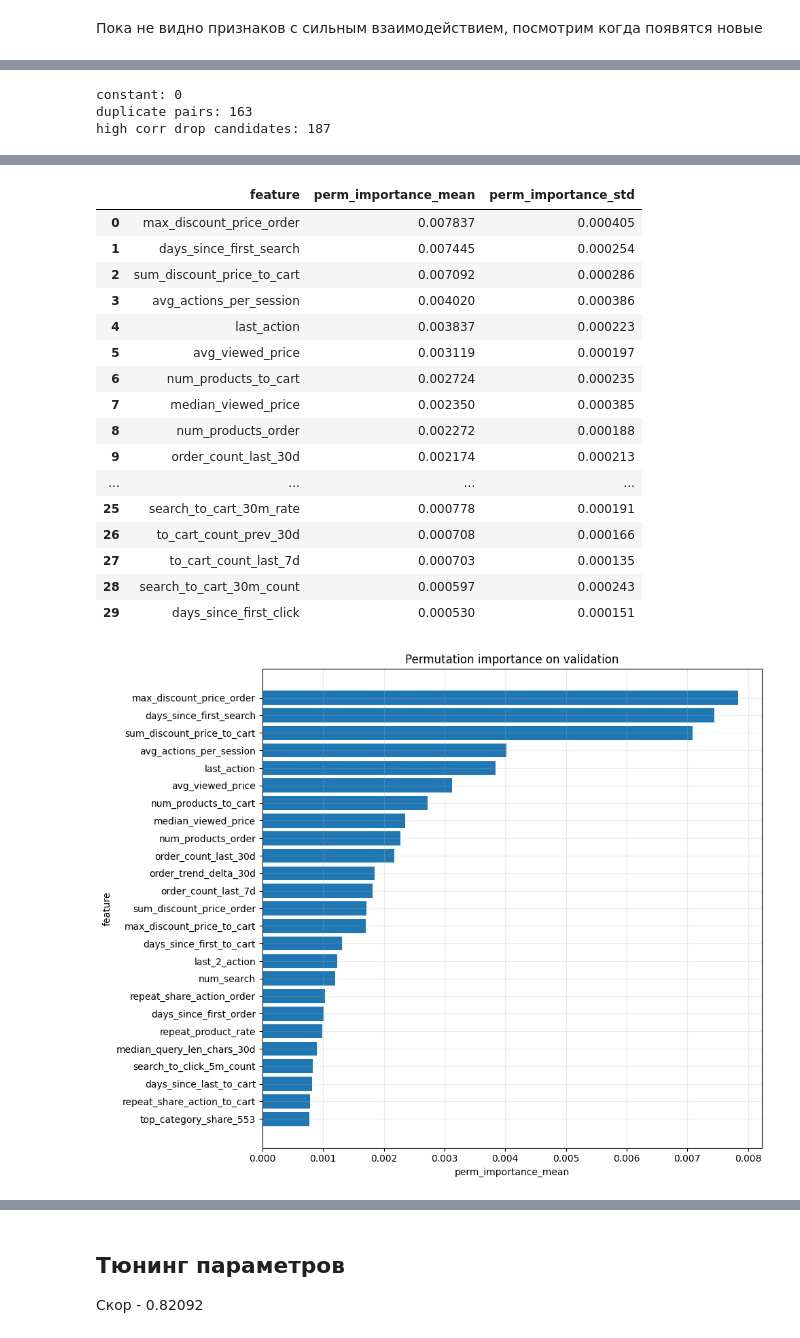
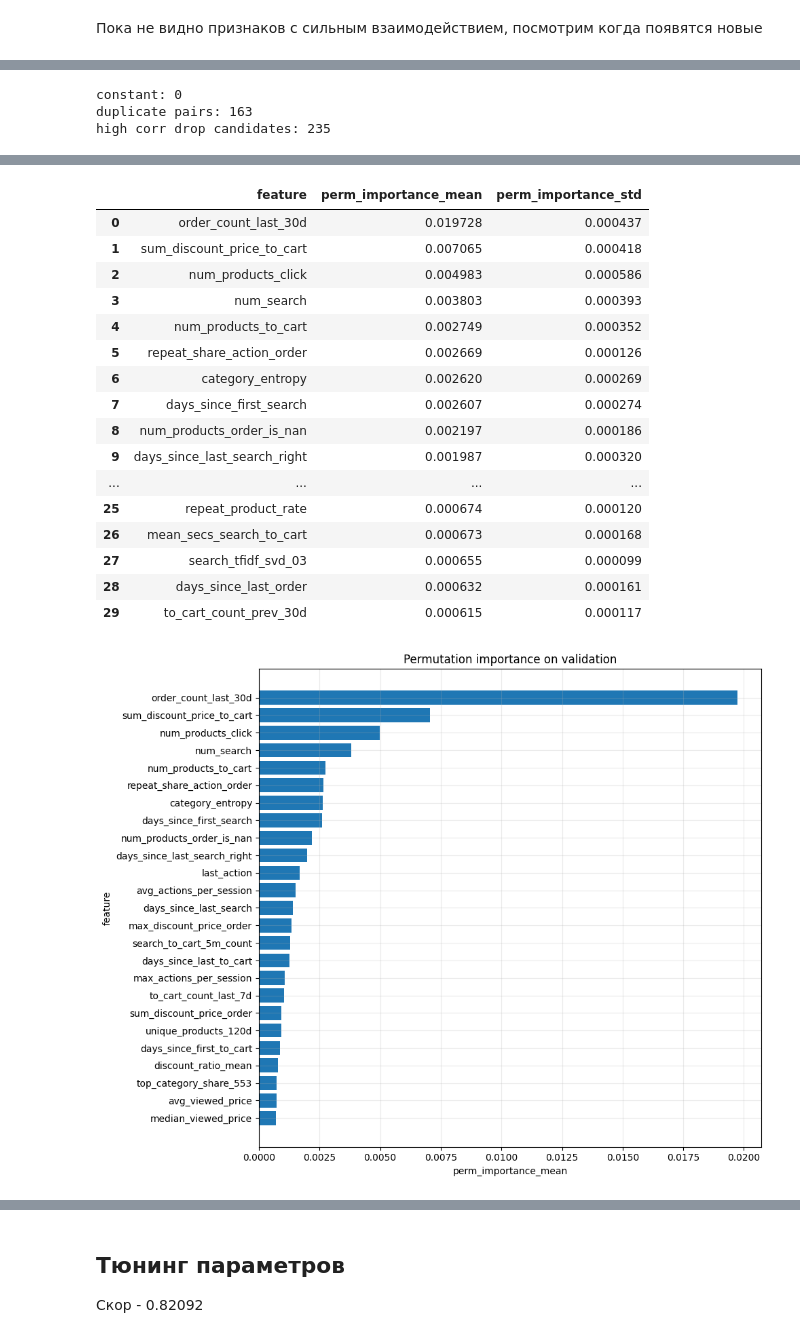
Before and after one commit to LumbaBalumba/aim_ml, a Jupyter notebook: 10/test.ipynb, the cells around one changed output, grey strips where cells are left out. Drawn from its saved outputs; the diff is of its cells as text; code cells hidden in the pictures.

```diff
--- a/10/test.ipynb
+++ b/10/test.ipynb
@@ -295,7 +296,7 @@ interpreter.plot_shap_interaction_heatmap();
 # %%
 constant_features = interpreter.find_constant_features()
 duplicate_features = interpreter.find_duplicate_features()
-high_corr = interpreter.find_high_corr_features(threshold=0.995)
+high_corr = interpreter.find_high_corr_features(threshold=0.9)
 
 print("constant:", len(constant_features))
 print("duplicate pairs:", len(duplicate_features))
@@ -303,11 +304,12 @@ print("high corr drop candidates:", len(high_corr))
 # %% [output]
 constant: 0
 duplicate pairs: 163
-high corr drop candidates: 187
+high corr drop candidates: 235
 # %%
 perm_df = interpreter.get_permutation_importance(
     n_repeats=5,
     scoring="roc_auc",
+    refit=False
 )
 display(perm_df.head(30))
 
@@ -337,18 +322,18 @@ Learning rate set to 0.058255
 |  | feature | perm_importance_mean | perm_importance_std |
-| 0 | max_discount_price_order | 0.007837 | 0.000405 |
-| 1 | days_since_first_search | 0.007445 | 0.000254 |
-| 2 | sum_discount_price_to_cart | 0.007092 | 0.000286 |
-| 3 | avg_actions_per_session | 0.004020 | 0.000386 |
-| 4 | last_action | 0.003837 | 0.000223 |
-| 5 | avg_viewed_price | 0.003119 | 0.000197 |
-| 6 | num_products_to_cart | 0.002724 | 0.000235 |
-| 7 | median_viewed_price | 0.002350 | 0.000385 |
-| 8 | num_products_order | 0.002272 | 0.000188 |
-| 9 | order_count_last_30d | 0.002174 | 0.000213 |
+| 0 | order_count_last_30d | 0.019728 | 0.000437 |
+| 1 | sum_discount_price_to_cart | 0.007065 | 0.000418 |
+| 2 | num_products_click | 0.004983 | 0.000586 |
+| 3 | num_search | 0.003803 | 0.000393 |
+| 4 | num_products_to_cart | 0.002749 | 0.000352 |
+| 5 | repeat_share_action_order | 0.002669 | 0.000126 |
+| 6 | category_entropy | 0.002620 | 0.000269 |
+| 7 | days_since_first_search | 0.002607 | 0.000274 |
+| 8 | num_products_order_is_nan | 0.002197 | 0.000186 |
+| 9 | days_since_last_search_right | 0.001987 | 0.000320 |
 | ... | ... | ... | ... |
-| 25 | search_to_cart_30m_rate | 0.000778 | 0.000191 |
-| 26 | to_cart_count_prev_30d | 0.000708 | 0.000166 |
-| 27 | to_cart_count_last_7d | 0.000703 | 0.000135 |
-| 28 | search_to_cart_30m_count | 0.000597 | 0.000243 |
-| 29 | days_since_first_click | 0.000530 | 0.000151 |
+| 25 | repeat_product_rate | 0.000674 | 0.000120 |
+| 26 | mean_secs_search_to_cart | 0.000673 | 0.000168 |
+| 27 | search_tfidf_svd_03 | 0.000655 | 0.000099 |
+| 28 | days_since_last_order | 0.000632 | 0.000161 |
+| 29 | to_cart_count_prev_30d | 0.000615 | 0.000117 |
-[figure, old version]
+[figure, new version]
```
Also changed, not shown: parts of 10 cells of this notebook, 2 other files.
